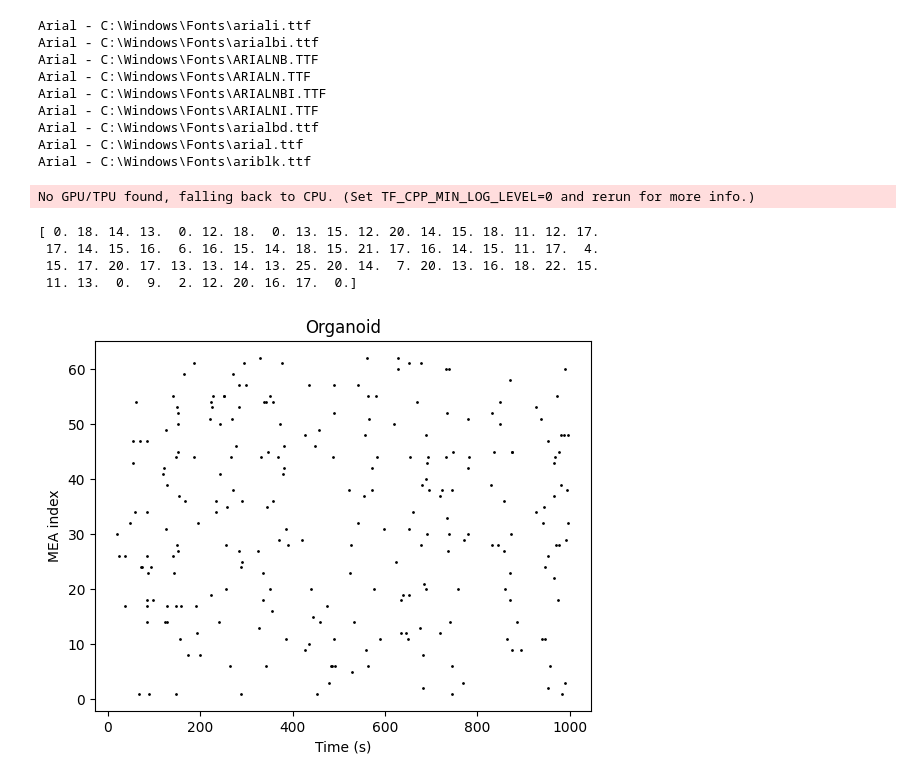
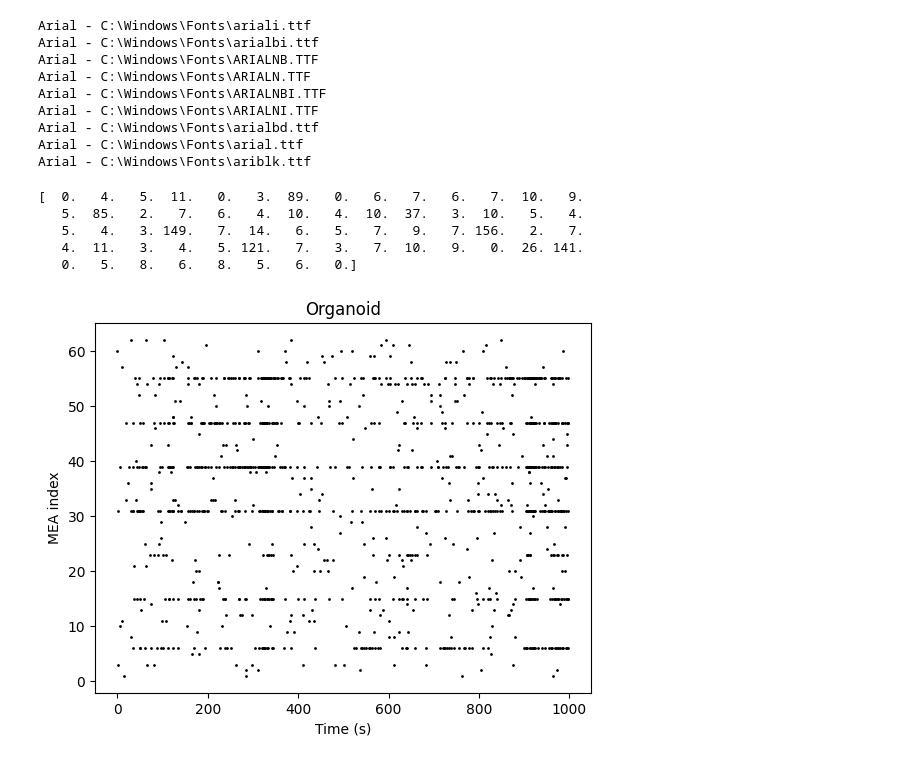
Before and after one commit to getsum-zero/Virtual-INTM, a Jupyter notebook: script/test.ipynb, the cells around one changed output. Cells and saved outputs as stored; diff of their text form; code cells hidden in the pictures.

```diff
--- a/script/test.ipynb
+++ b/script/test.ipynb
@@ -119,7 +119,7 @@ import os
 
 bm.set_dt(0.01)
 
-path = "../data/data4/1.2/1.2.mat"
+path = "../data/data2/1.2/1.2.mat"
 record = scio.loadmat(path)
 
 
@@ -146,41 +146,41 @@ except:
             if key[-2:] != "nr": continue
             if key[19:21].isdigit() == False:  continue
             data = np.array(val)
             pos = int(key[19:21]) #AnSt_Label_E_00159_
             pos = (pos // 10 - 1) * 8 + pos % 10 - 1
             data = np.unique(np.round(data / dt)).astype(np.int32)
             spikes[data[data <= total], pos] = 1
         assert np.sum(spikes) > 0
     except:
         raise("Data file format error")
 
-stTime = steps * 70
+stTime = steps * 60
 cutTime = steps * 10
 spikes = spikes[stTime:stTime+cutTime]
 
 def dele_pseudo_trace(spikes, cover = 0.2):
     steps = int(1 / bm.get_dt())
     hop = int(cover / bm.get_dt())
     for i in range(0, spikes.shape[0], steps):
         spikes[i:i+hop] = 0
     return spikes
 
 print(np.sum(spikes, axis=0))
-spikes = dele_pseudo_trace(spikes)
+spikes = dele_pseudo_trace(spikes, cover=0)
 
 
 p = np.sum(spikes, axis=0)
 p = p / np.sum(p)
 p = p.reshape(shape)
 bp.visualize.raster_plot(bm.arange(cutTime), spikes, show=False, xlabel='Time (s)', ylabel="MEA index", title='Organoid')
 plt.show()
 # %% [output]
-No GPU/TPU found, falling back to CPU. (Set TF_CPP_MIN_LOG_LEVEL=0 and rerun for more info.)
+[  0.   4.   5.  11.   0.   3.  89.   0.   6.   7.   6.   7.  10.   9.
+   5.  85.   2.   7.   6.   4.  10.   4.  10.  37.   3.  10.   5.   4.
+   5.   4.   3. 149.   7.  14.   6.   5.   7.   9.   7. 156.   2.   7.
+   4.  11.   3.   4.   5. 121.   7.   3.   7.  10.   9.   0.  26. 141.
+   0.   5.   8.   6.   8.   5.   6.   0.]
-[ 0. 18. 14. 13.  0. 12. 18.  0. 13. 15. 12. 20. 14. 15. 18. 11. 12. 17.
- 17. 14. 15. 16.  6. 16. 15. 14. 18. 15. 21. 17. 16. 14. 15. 11. 17.  4.
- 15. 17. 20. 17. 13. 13. 14. 13. 25. 20. 14.  7. 20. 13. 16. 18. 22. 15.
- 11. 13.  0.  9.  2. 12. 20. 16. 17.  0.]
-[figure, old version]
+[figure, new version]
 # %%
 import seaborn as sns
 import numpy as np
```
Also changed, not shown: parts of 2 cells of this notebook, 3 other files.
